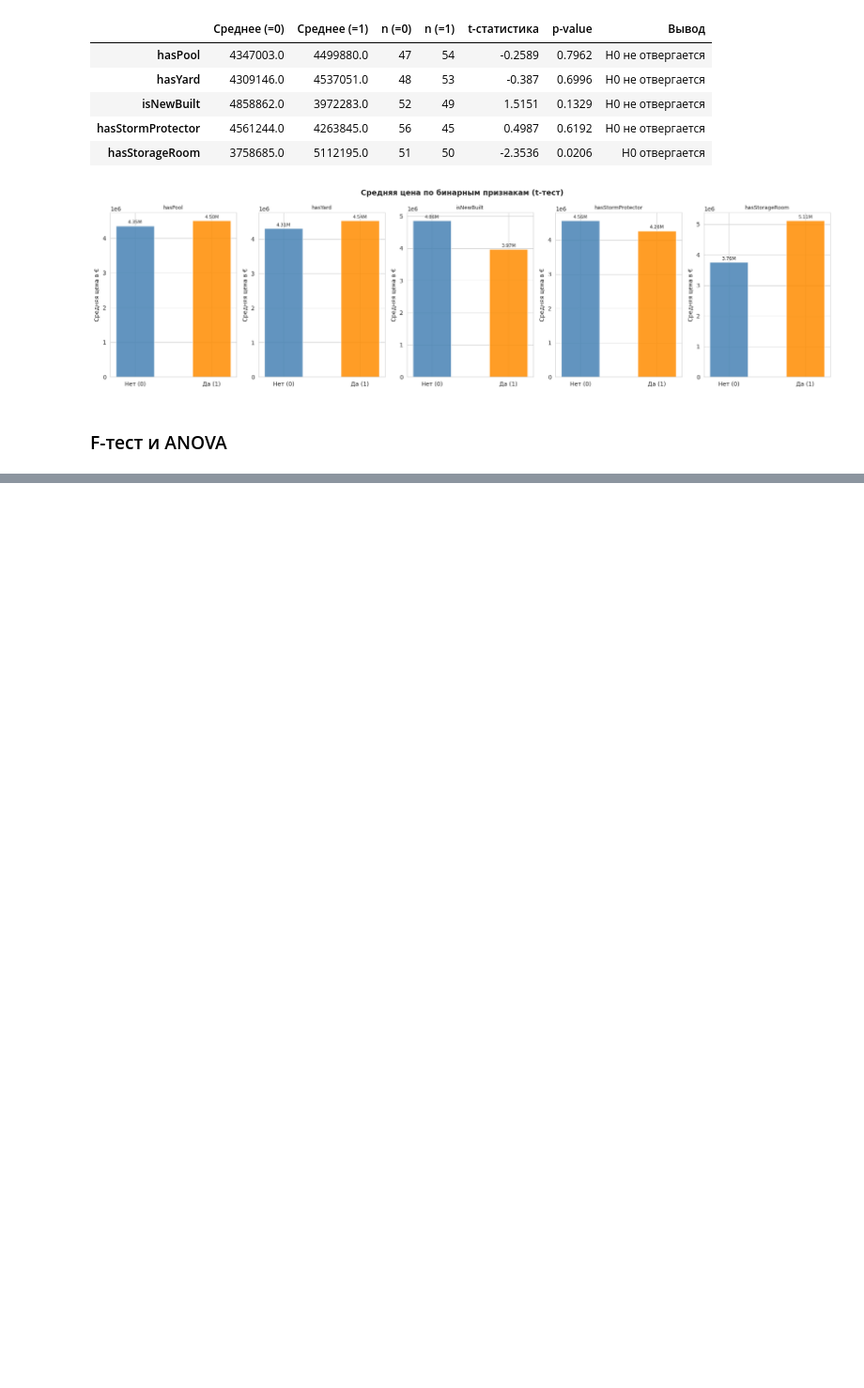
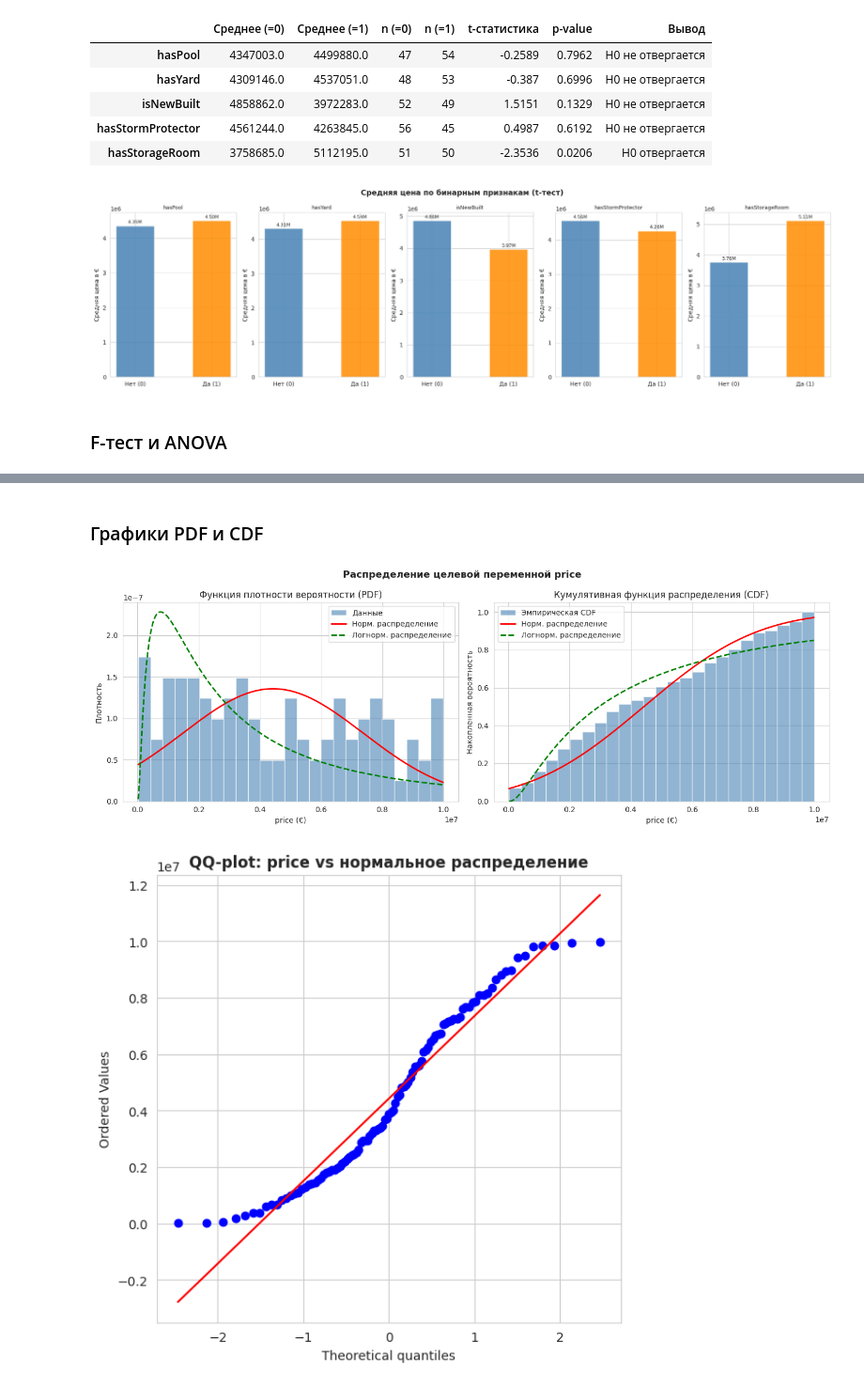
Before and after one commit to boshetunmay1/paris-real-estate-analysis, a Jupyter notebook: kursovaya.ipynb, the cells around one changed output, grey strips where cells are left out. Shown at 94% size. Cells and saved outputs as stored; diff of their text form; code cells hidden in the pictures; blank space fills up the shorter version.

```diff
--- a/kursovaya.ipynb
+++ b/kursovaya.ipynb
@@ -493,0 +566,50 @@ p-value:      0.6523
+# %% [markdown]
+### Графики PDF и CDF
+# %%
+fig, axes = plt.subplots(1, 2, figsize=(14, 5))
+fig.suptitle('Распределение целевой переменной price',
+             fontsize=13, fontweight='bold')
+
+x = np.linspace(data.min(), data.max(), 300)
+
+# PDF
+axes[0].hist(data, bins=25, density=True,
+             color='steelblue', edgecolor='white', alpha=0.6, label='Данные')
+# Нормальное распределение
+mu, sigma = st.norm.fit(data)
+axes[0].plot(x, st.norm.pdf(x, mu, sigma),
+             'r-', linewidth=2, label='Норм. распределение')
+# Логнормальное
+params_ln = st.lognorm.fit(data, floc=0)
+axes[0].plot(x, st.lognorm.pdf(x, *params_ln),
+             'g--', linewidth=2, label='Логнорм. распределение')
+axes[0].set_title('Функция плотности вероятности (PDF)')
+axes[0].set_xlabel('price (€)')
+axes[0].set_ylabel('Плотность')
+axes[0].legend()
+
+# CDF
+axes[1].hist(data, bins=25, density=True, cumulative=True,
+             color='steelblue', edgecolor='white', alpha=0.6, label='Эмпирическая CDF')
+axes[1].plot(x, st.norm.cdf(x, mu, sigma),
+             'r-', linewidth=2, label='Норм. распределение')
+axes[1].plot(x, st.lognorm.cdf(x, *params_ln),
+             'g--', linewidth=2, label='Логнорм. распределение')
+axes[1].set_title('Кумулятивная функция распределения (CDF)')
+axes[1].set_xlabel('price (€)')
+axes[1].set_ylabel('Накопленная вероятность')
+axes[1].legend()
+
+plt.tight_layout()
+plt.show()
+
+# QQ-plot (нормальность)
+fig, ax = plt.subplots(figsize=(6, 6))
+st.probplot(data, dist="norm", plot=ax)
+ax.set_title('QQ-plot: price vs нормальное распределение',
+             fontsize=12, fontweight='bold')
+plt.tight_layout()
+plt.show()
+# %% [output]
+[figure, added]
+[figure, added]
```
Also changed, not shown: parts of 4 cells of this notebook.
